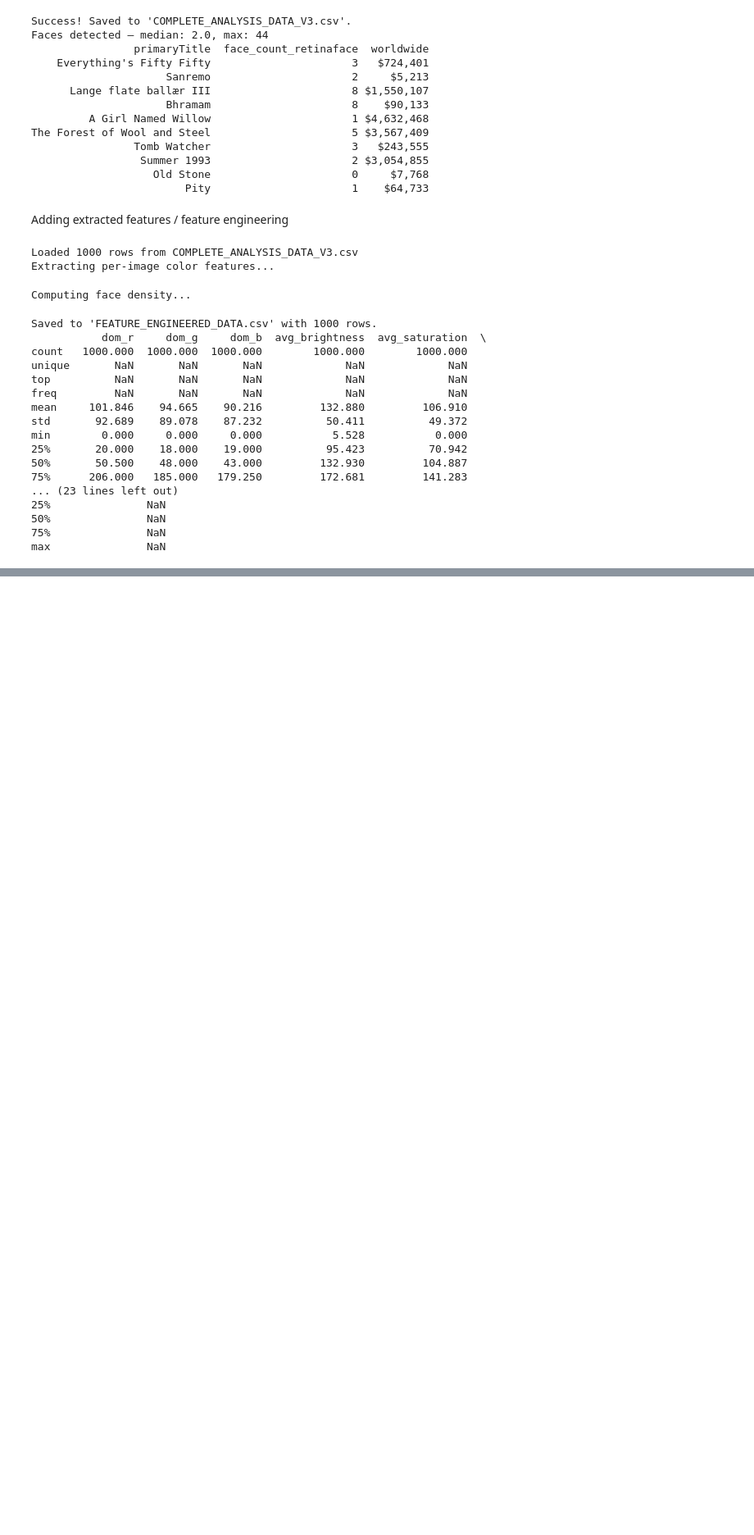
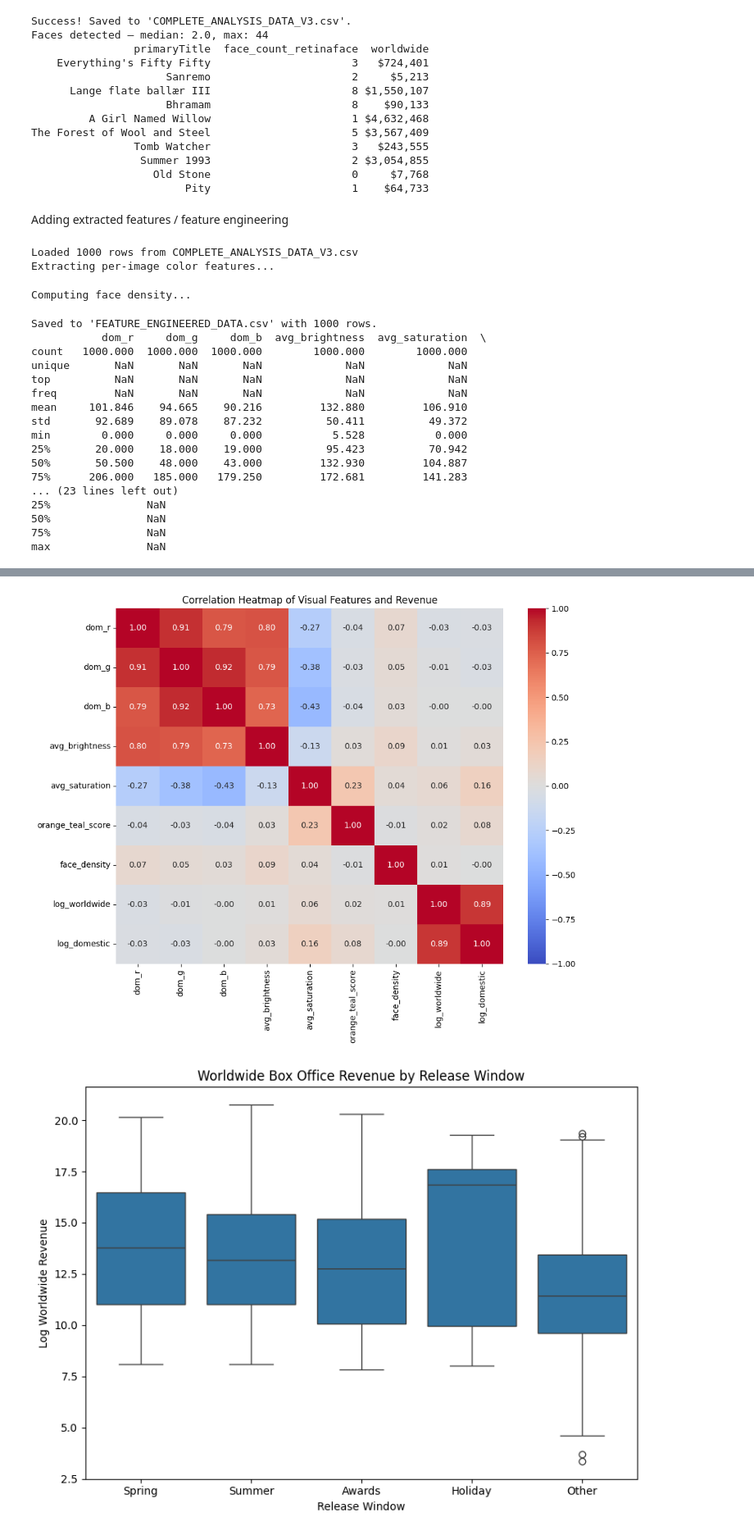
Before and after one commit to yxs4yt/DS-4002-Project-3, a Jupyter notebook: scripts/imageProject.ipynb, the cells around one changed output, grey strips where cells are left out. Shown at 82% size. Saved outputs shown, nothing was run; the diff lists cells and outputs as text; code cells hidden in the pictures; blank space fills up the shorter version.

```diff
--- a/scripts/imageProject.ipynb
+++ b/scripts/imageProject.ipynb
@@ -537,0 +542,41 @@ max               NaN
+# %%
+import pandas as pd
+import matplotlib.pyplot as plt
+import seaborn as sns
+
+# 1. Load the prepared dataset
+# Ensure this matches the file name from your previous step
+df = pd.read_csv("FEATURE_ENGINEERED_DATA.csv")
+
+# 2. Correlation Heatmap
+# Select only numerical features for the correlation matrix
+numeric_cols = [
+    'dom_r', 'dom_g', 'dom_b', 'avg_brightness', 'avg_saturation',
+    'orange_teal_score', 'face_density', 'log_worldwide', 'log_domestic'
+]
+
+# Calculate the correlation matrix
+corr_matrix = df[numeric_cols].corr()
+
+# Plot the heatmap
+plt.figure(figsize=(10, 8))
+sns.heatmap(corr_matrix, annot=True, cmap='coolwarm', fmt=".2f", vmin=-1, vmax=1)
+plt.title("Correlation Heatmap of Visual Features and Revenue")
+plt.tight_layout()
+plt.show()
+
+# 3. Bivariate Visualization: Revenue by Release Window
+plt.figure(figsize=(8, 6))
+sns.boxplot(x='release_window', y='log_worldwide', data=df, order=['Spring', 'Summer', 'Awards', 'Holiday', 'Other'])
+plt.title("Worldwide Box Office Revenue by Release Window")
+plt.xlabel("Release Window")
+plt.ylabel("Log Worldwide Revenue")
+plt.tight_layout()
+plt.show()
+
+# 4. Outlier Detection (Optional but recommended)
+# Let's see that outlier with 44 faces
+# print(df[df['face_count_retinaface'] == df['face_count_retinaface'].max()][['primaryTitle', 'face_count_retinaface', 'log_worldwide']])
+# %% [output]
+[figure, added]
+[figure, added]
```
Also changed, not shown: parts of 43 cells of this notebook.
